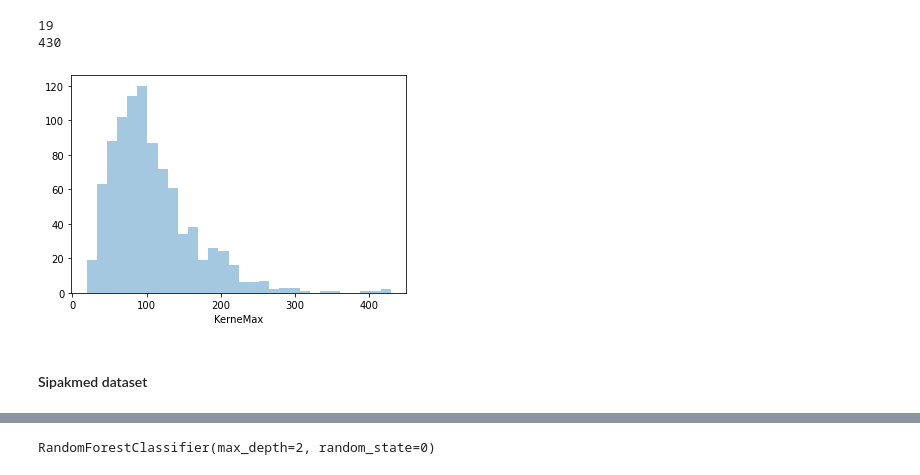
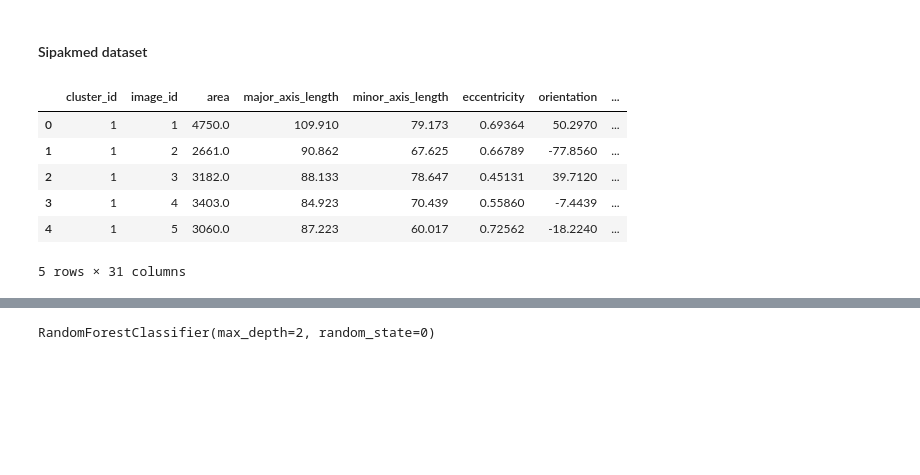
Before and after one commit to edunnwe1/Insight_project, a Jupyter notebook: notebooks/01-Exploratory_Data_Analysis.ipynb, the cells around one changed output, grey strips where cells are left out. Saved outputs shown, nothing was run; the diff lists cells and outputs as text; code cells hidden in the pictures; blank space fills up the shorter version.

```diff
--- a/notebooks/01-Exploratory_Data_Analysis.ipynb
+++ b/notebooks/01-Exploratory_Data_Analysis.ipynb
@@ -136,11 +10,3 @@ np.max(P2A)
-# %%
-sns.distplot(Herlev_df.KerneMax,kde=False)
-print(Herlev_df.KerneMax.min())
-print(Herlev_df.KerneMax.max())
-# %% [output]
-19
-430
-[figure, removed]
 # %% [markdown]
 #### Sipakmed dataset
 # %%
@@ -195,5 +61,20 @@ df2[28] = 'nuc'
 df2[29] = 'm'
 df2[30] = 2
 sipakmed_df = pd.concat([sipakmed_df,df2])
+# %%
+headers = ['cluster_id','image_id','area','major_axis_length','minor_axis_length','eccentricity','orientation','equivalent_diameter','solidity','extent','meanI_R','meanC_R','smooth_R','moment-3-R','uniformity-R','entropy-R','meanI_G','meanC_G','smooth_G','moment-3-G','uniformity-G','entropy-G','meanI_B','meanC_B','smooth_B','moment-3-B','uniformity-B','entropy-B','Nucleus/Cytoplasm','Class','Normal']
+# %%
+for i in range(len(sipakmed_df.keys())):
+    sipakmed_df.rename(columns={i:headers[i]},inplace=True)
+# %%
+sipakmed_df.head()
+# %% [output]
+|  | cluster_id | image_id | area | major_axis_length | minor_axis_length | eccentricity | orientation | ... |
+| 0 | 1 | 1 | 4750.0 | 109.910 | 79.173 | 0.69364 | 50.2970 | ... |
+| 1 | 1 | 2 | 2661.0 | 90.862 | 67.625 | 0.66789 | -77.8560 | ... |
+| 2 | 1 | 3 | 3182.0 | 88.133 | 78.647 | 0.45131 | 39.7120 | ... |
+| 3 | 1 | 4 | 3403.0 | 84.923 | 70.439 | 0.55860 | -7.4439 | ... |
+| 4 | 1 | 5 | 3060.0 | 87.223 | 60.017 | 0.72562 | -18.2240 | ... |
+5 rows × 31 columns
 # %%
 sipakmed_df.to_csv('../data/Sipakmed_existing_database.csv')
```
Also changed, not shown: parts of 38 cells of this notebook, 6 other files.
